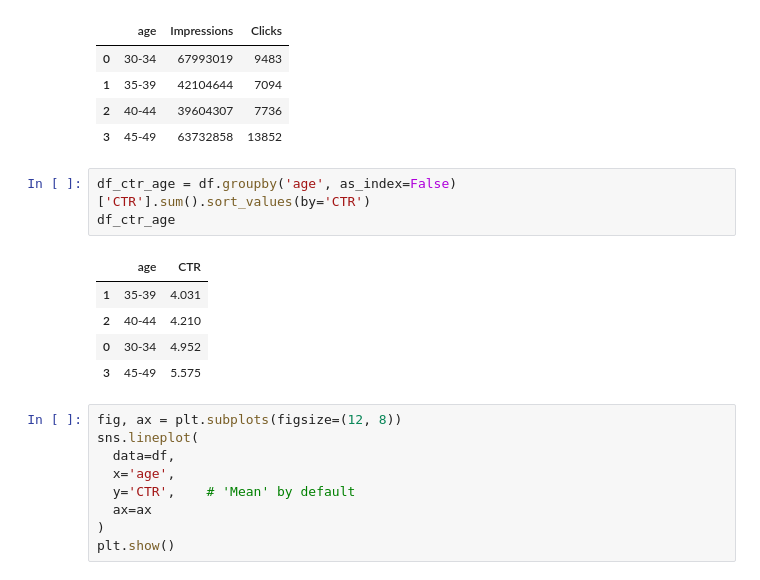
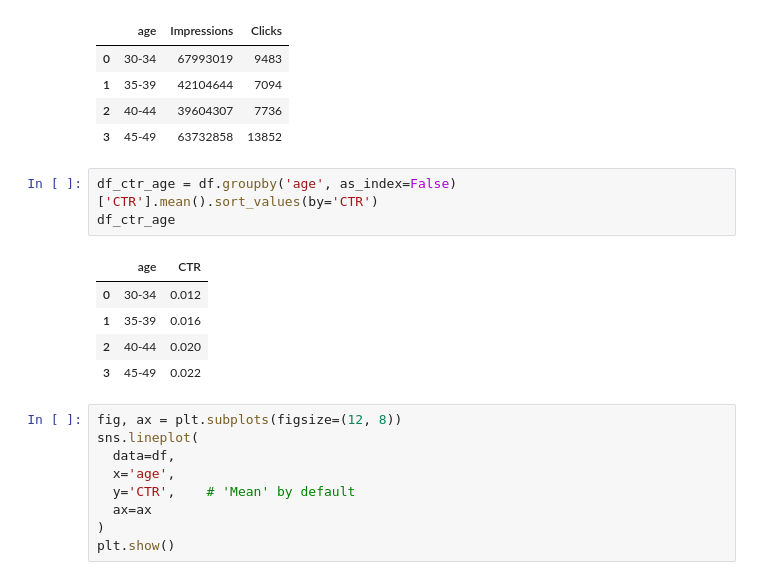
Before and after one commit to belhaddadmohamed/Kaggle-Competitions-Data-Analytics, a Jupyter notebook: Data analysis - Analyse a Facebook Campaign/conversion_study.ipynb, the cells around one changed output. Cells and saved outputs as stored; diff of their text form.

```diff
--- a/Data analysis - Analyse a Facebook Campaign/conversion_study.ipynb
+++ b/Data analysis - Analyse a Facebook Campaign/conversion_study.ipynb
@@ -235,14 +235,14 @@ age_imp_click_df
 | 2 | 40-44 | 39604307 | 7736 |
 | 3 | 45-49 | 63732858 | 13852 |
 # %%
-df_ctr_age = df.groupby('age', as_index=False)['CTR'].sum().sort_values(by='CTR')
+df_ctr_age = df.groupby('age', as_index=False)['CTR'].mean().sort_values(by='CTR')
 df_ctr_age
 # %% [output]
 |  | age | CTR |
-| 1 | 35-39 | 4.031 |
-| 2 | 40-44 | 4.210 |
-| 0 | 30-34 | 4.952 |
-| 3 | 45-49 | 5.575 |
+| 0 | 30-34 | 0.012 |
+| 1 | 35-39 | 0.016 |
+| 2 | 40-44 | 0.020 |
+| 3 | 45-49 | 0.022 |
 # %%
 fig, ax = plt.subplots(figsize=(12, 8))
 sns.lineplot(
```
Also changed, not shown: 1 other file.
